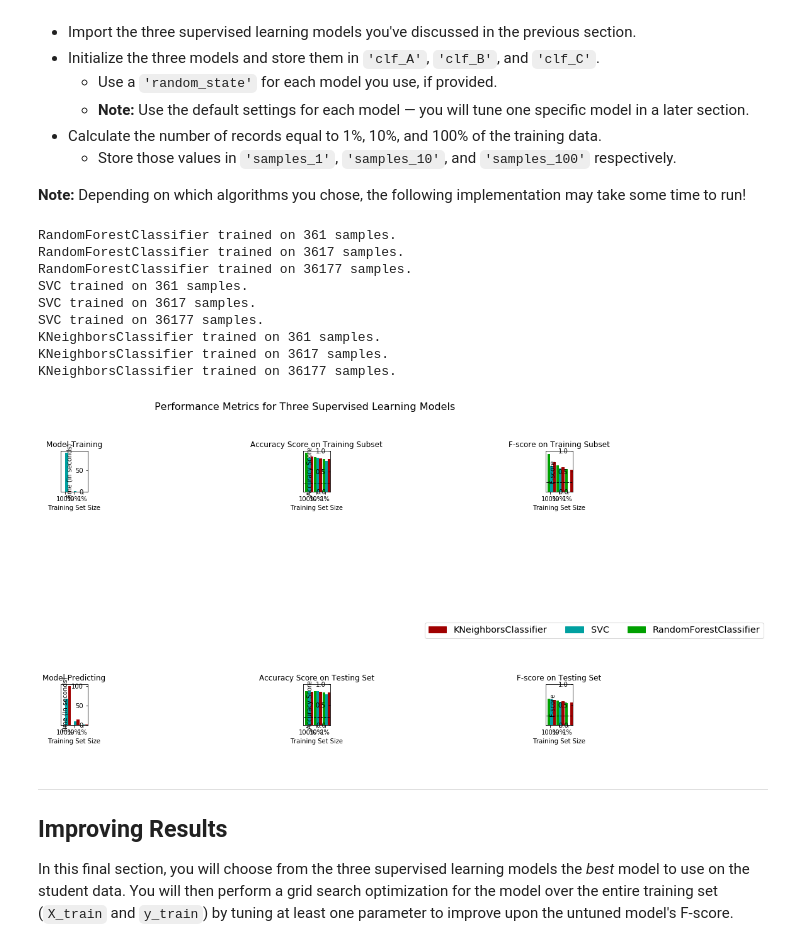
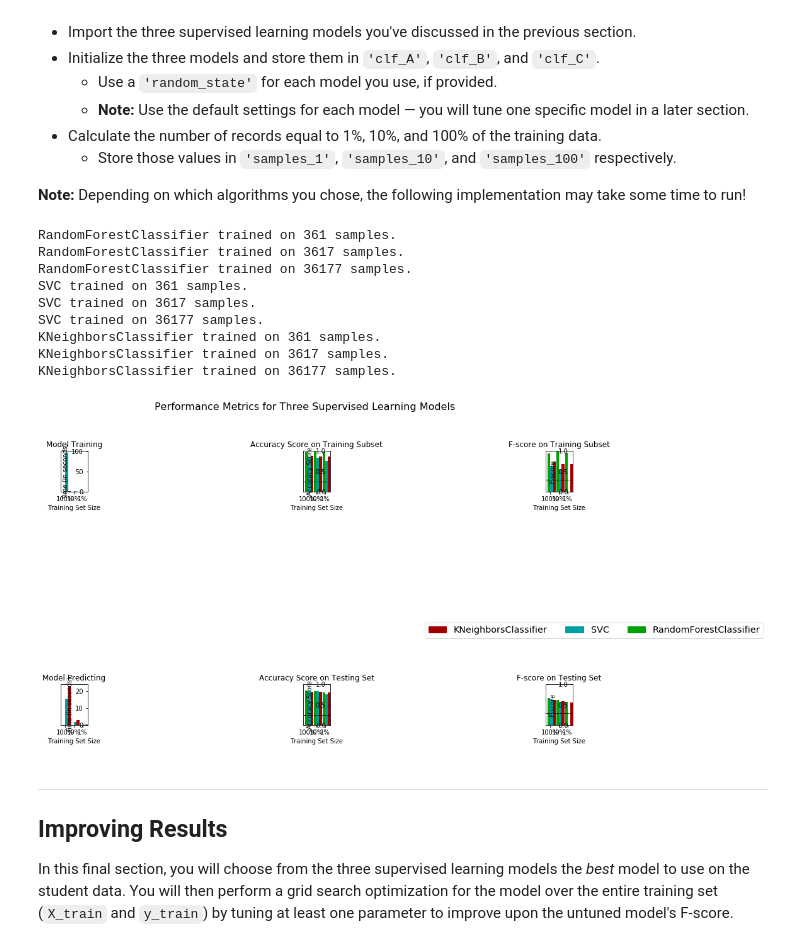
Before and after one commit to dpmjansen/machine-learning, a Jupyter notebook: projects/finding_donors/finding_donors.ipynb, the cells around one changed output. Cells and saved outputs as stored; diff of their text form; code cells hidden in the pictures.

```diff
--- a/projects/finding_donors/finding_donors.ipynb
+++ b/projects/finding_donors/finding_donors.ipynb
@@ -247,9 +247,9 @@ TN = 0 # No predicted negatives in the naive case
 FN = 0 # No predicted negatives in the naive case
 '''
 # TODO: Calculate accuracy, precision and recall
-accuracy = np.sum(income) / (np.sum(income) + income.count())
-recall = np.sum(income) / np.sum(income) + 0
-precision = np.sum(income) / (np.sum(income) + income.count())
+accuracy = np.sum(income) / income.count()
+recall = np.sum(income) / np.sum(income) + 0 # = 1
+precision = np.sum(income) / income.count()
 
 # TODO: Calculate F-score using the formula above for beta = 0.5 and correct values for precision and recall.
 def calculate_fscore(beta, precision, recall):
@@ -332,7 +332,7 @@ In the code block below, you will need to implement the following:
 # TODO: Import two metrics from sklearn - fbeta_score and accuracy_score
 from sklearn.metrics import fbeta_score, accuracy_score
 
-def train_predict(learner, sample_size, X_train, y_train, X_test, y_test, beta=1):
+def train_predict(learner, sample_size, X_train, y_train, X_test, y_test, beta=1, training_samples=300):
     '''
     inputs:
        - learner: the learning algorithm to be trained and predicted on
@@ -357,20 +357,20 @@ def train_predict(learner, sample_size, X_train, y_train, X_test, y_test, beta=1
     #       then get predictions on the first 300 training samples(X_train) using .predict()
     start = time() # Get start time
     predictions_test = learner.predict(X_test)
-    predictions_train = learner.predict(X_train)
+    predictions_train = learner.predict(X_train[:training_samples])
     end = time() # Get end time
 
     # TODO: Calculate the total prediction time
     results['pred_time'] = end - start
 
     # TODO: Compute accuracy on the first 300 training samples which is y_train[:300]
-    results['acc_train'] = accuracy_score(y_train,predictions_train)
+    results['acc_train'] = accuracy_score(y_train[:training_samples],predictions_train)
 
     # TODO: Compute accuracy on test set using accuracy_score()
     results['acc_test'] = accuracy_score(y_test,predictions_test)
 
     # TODO: Compute F-score on the the first 300 training samples using fbeta_score()
-    results['f_train'] = fbeta_score(y_train,predictions_train,beta)
+    results['f_train'] = fbeta_score(y_train[:training_samples],predictions_train,beta)
 
     # TODO: Compute F-score on the test set which is y_test
     results['f_test'] = fbeta_score(y_test,predictions_test,beta)
@@ -397,41 +397,44 @@ from sklearn.ensemble import RandomForestClassifier
 from sklearn.svm import SVC
 from sklearn.neighbors import KNeighborsClassifier
 
+# Random state variable
+rs=42
+
 # TODO: Initialize the three models
-clf_A = RandomForestClassifier()
-clf_B = SVC()
+clf_A = RandomForestClassifier(random_state=rs)
+clf_B = SVC(random_state=rs)
 clf_C = KNeighborsClassifier()
 
 # TODO: Calculate the number of samples for 1%, 10%, and 100% of the training data
 # HINT: samples_100 is the entire training set i.e. len(y_train)
 # HINT: samples_10 is 10% of samples_100 (ensure to set the count of the values to be `int` and not `float`)
 # HINT: samples_1 is 1% of samples_100 (ensure to set the count of the values to be `int` and not `float`)
 samples_100 = len(y_train)
 samples_10 = len(y_train)//10
 samples_1 = len(y_train)//100
 
 # Collect results on the learners
 results = {}
 for clf in [clf_A, clf_B, clf_C]:
     clf_name = clf.__class__.__name__
     results[clf_name] = {}
     for i, samples in enumerate([samples_1, samples_10, samples_100]):
         results[clf_name][i] = \
         train_predict(clf, samples, X_train, y_train, X_test, y_test)
 
 # Run metrics visualization for the three supervised learning models chosen
 vs.evaluate(results, accuracy, fscore)
 # %% [output]
 RandomForestClassifier trained on 361 samples.
 RandomForestClassifier trained on 3617 samples.
 RandomForestClassifier trained on 36177 samples.
 SVC trained on 361 samples.
 SVC trained on 3617 samples.
 SVC trained on 36177 samples.
 KNeighborsClassifier trained on 361 samples.
 KNeighborsClassifier trained on 3617 samples.
 KNeighborsClassifier trained on 36177 samples.
-[figure, old version]
+[figure, new version]
 # %% [markdown]
 ----
 ## Improving Results
```
Also changed, not shown: parts of 10 cells of this notebook, 1 other file.
